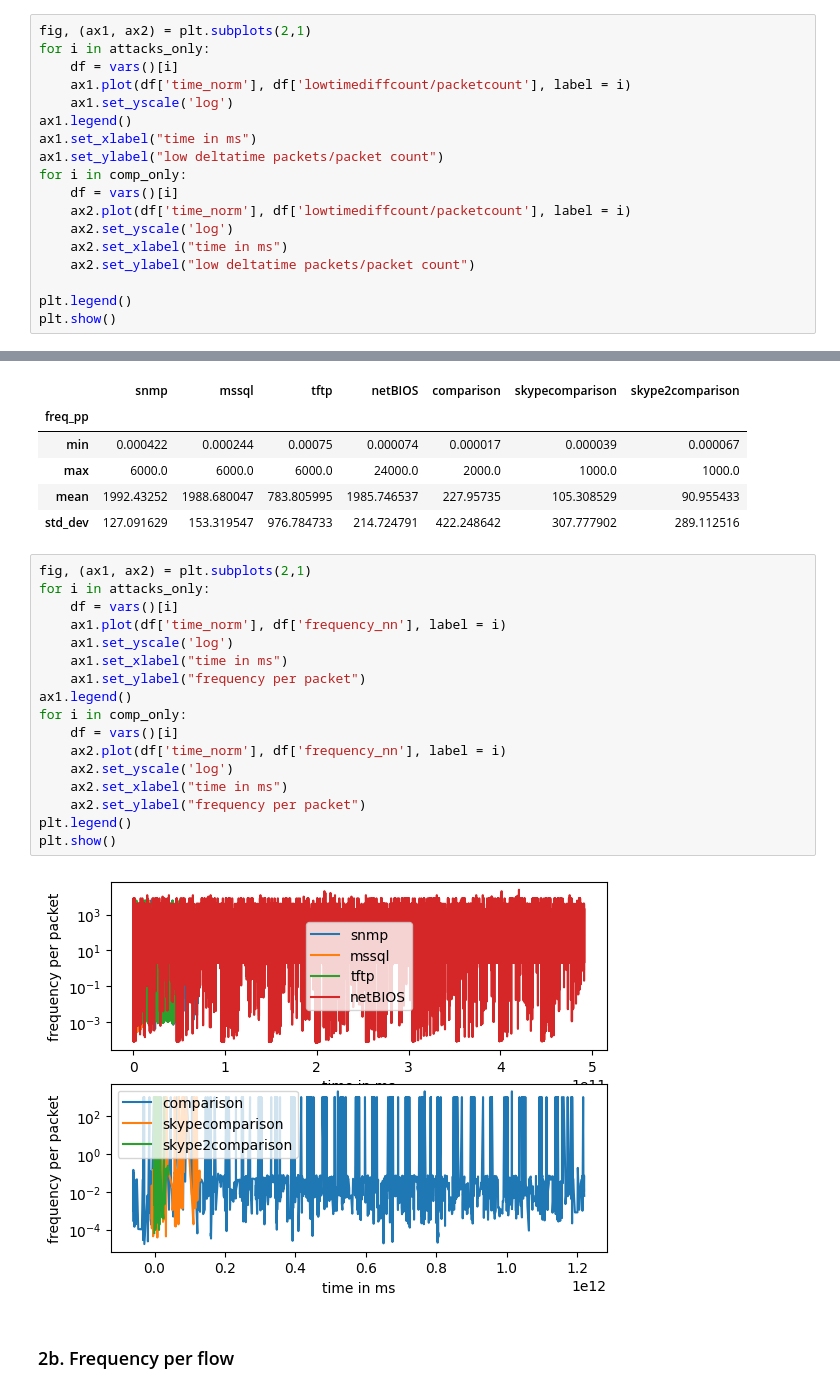
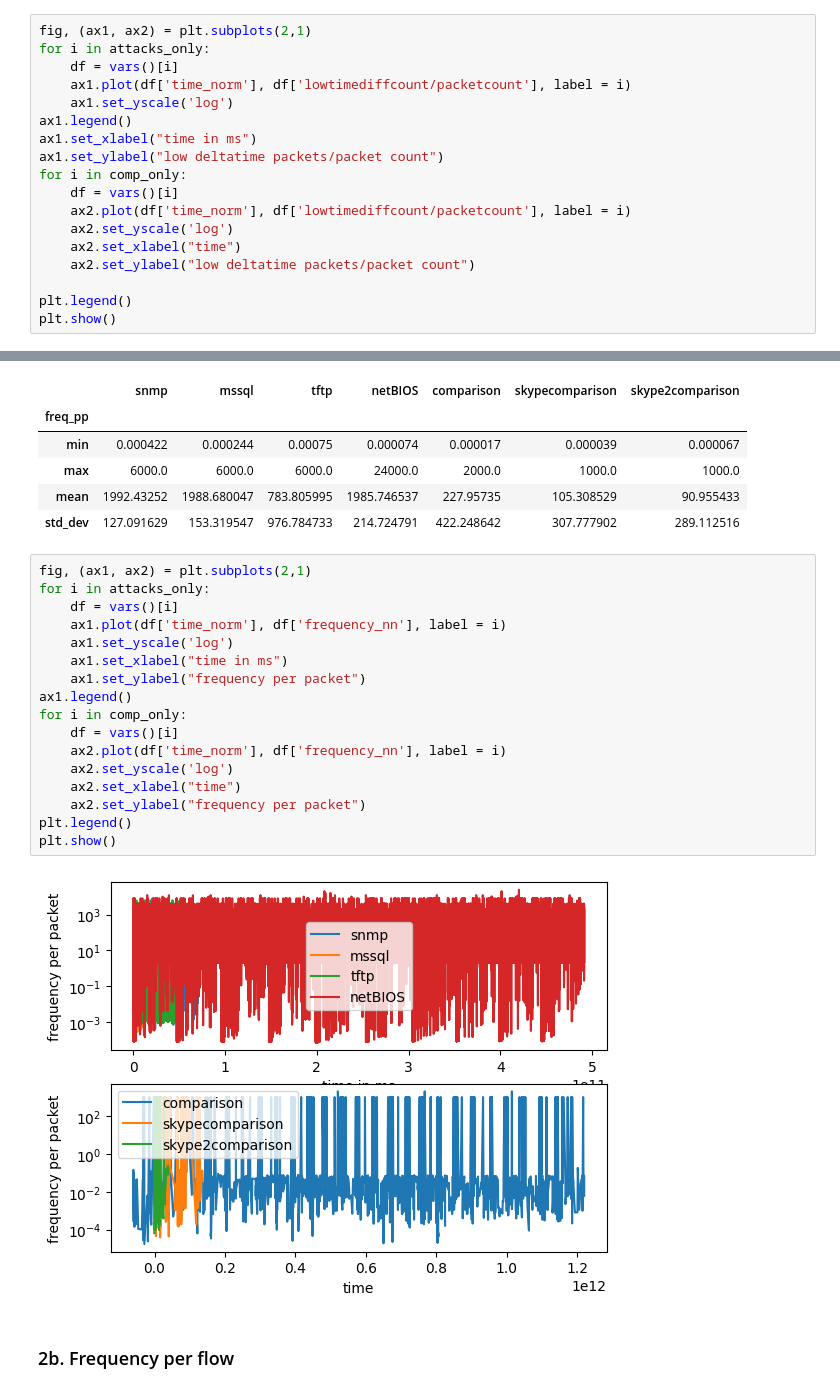
Before and after one commit to learei/dpiddos, a Jupyter notebook: AnalysingDDoS.ipynb, the cells around one changed output, grey strips where cells are left out. Cells and saved outputs as stored; diff of their text form.

```diff
--- a/AnalysingDDoS.ipynb
+++ b/AnalysingDDoS.ipynb
@@ -405,7 +405,7 @@ for i in comp_only:
     df = vars()[i]
     ax2.plot(df['time_norm'], df['lowtimediffcount/packetcount'], label = i)
     ax2.set_yscale('log')
-    ax2.set_xlabel("time in ms")
+    ax2.set_xlabel("time")
     ax2.set_ylabel("low deltatime packets/packet count")
 
 plt.legend()
@@ -443,22 +443,22 @@ display(results_freq_pp)
 # %%
 fig, (ax1, ax2) = plt.subplots(2,1)
 for i in attacks_only:
     df = vars()[i]
     ax1.plot(df['time_norm'], df['frequency_nn'], label = i)
     ax1.set_yscale('log')
     ax1.set_xlabel("time in ms")
     ax1.set_ylabel("frequency per packet")
 ax1.legend()
 for i in comp_only:
     df = vars()[i]
     ax2.plot(df['time_norm'], df['frequency_nn'], label = i)
     ax2.set_yscale('log')
-    ax2.set_xlabel("time in ms")
+    ax2.set_xlabel("time")
     ax2.set_ylabel("frequency per packet")
 plt.legend()
 plt.show()
 # %% [output]
-[figure, old version]
+[figure, new version]
 # %% [markdown]
 ### 2b. Frequency per flow
 # %%
```
Also changed, not shown: parts of 5 cells of this notebook, 1 other file.
